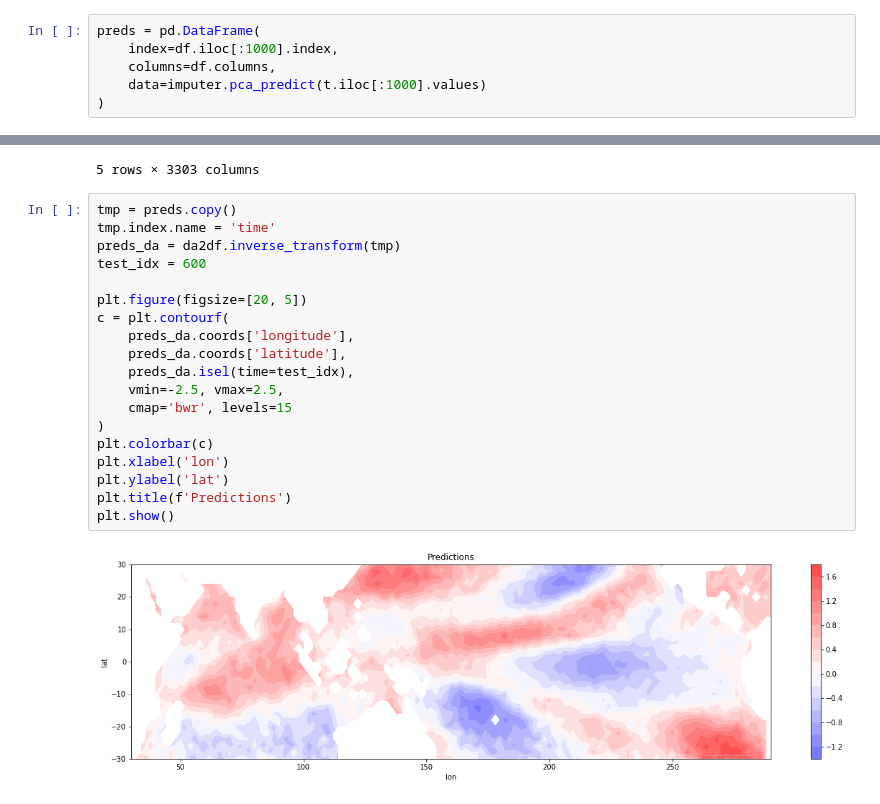
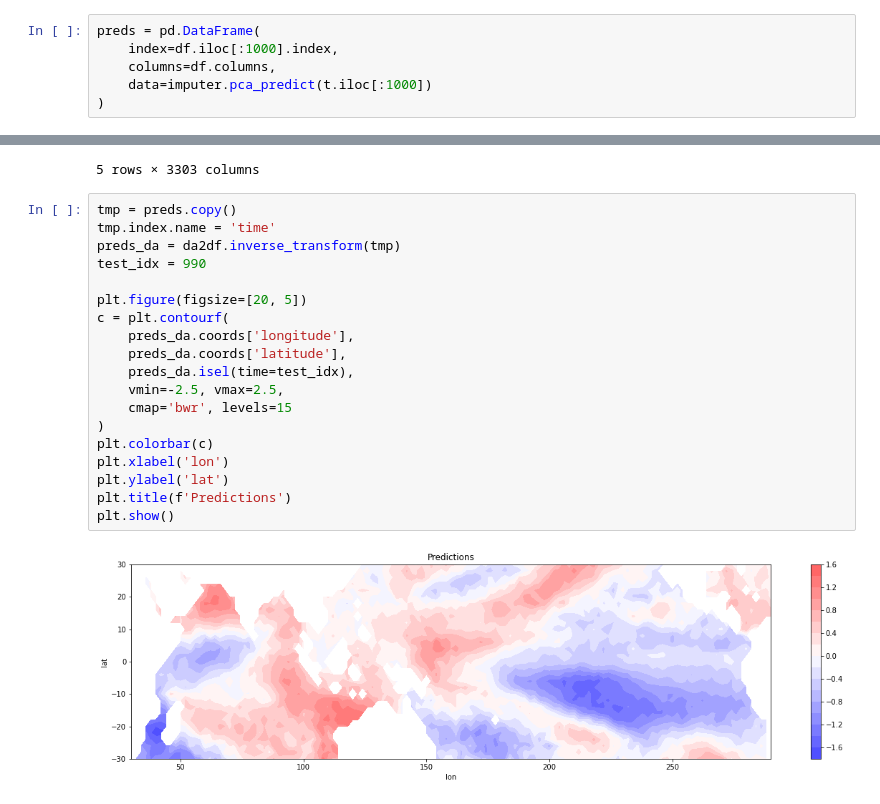
Before and after one commit to lucien-sim/sst_model, a Jupyter notebook: notebooks/imputing_with_pca.ipynb, the cells around one changed output, grey strips where cells are left out. Cells and saved outputs as stored; diff of their text form.

```diff
--- a/notebooks/imputing_with_pca.ipynb
+++ b/notebooks/imputing_with_pca.ipynb
@@ -183,7 +183,7 @@ for n_eof in range(5):
 preds = pd.DataFrame(
     index=df.iloc[:1000].index,
     columns=df.columns,
-    data=imputer.pca_predict(t.iloc[:1000].values)
+    data=imputer.pca_predict(t.iloc[:1000])
 )
 # %%
 preds.head()
@@ -200,24 +200,24 @@ preds.head()
 # %%
 tmp = preds.copy()
 tmp.index.name = 'time'
 preds_da = da2df.inverse_transform(tmp)
-test_idx = 600
+test_idx = 990
 
 plt.figure(figsize=[20, 5])
 c = plt.contourf(
     preds_da.coords['longitude'],
     preds_da.coords['latitude'],
     preds_da.isel(time=test_idx),
     vmin=-2.5, vmax=2.5,
     cmap='bwr', levels=15
 )
 plt.colorbar(c)
 plt.xlabel('lon')
 plt.ylabel('lat')
 plt.title(f'Predictions')
 plt.show()
 # %% [output]
-[figure, old version]
+[figure, new version]
 # %%
 plt.figure(figsize=[20, 5])
 c = plt.contourf(
```
Also changed, not shown: parts of 1 cell of this notebook, 1 other file.
